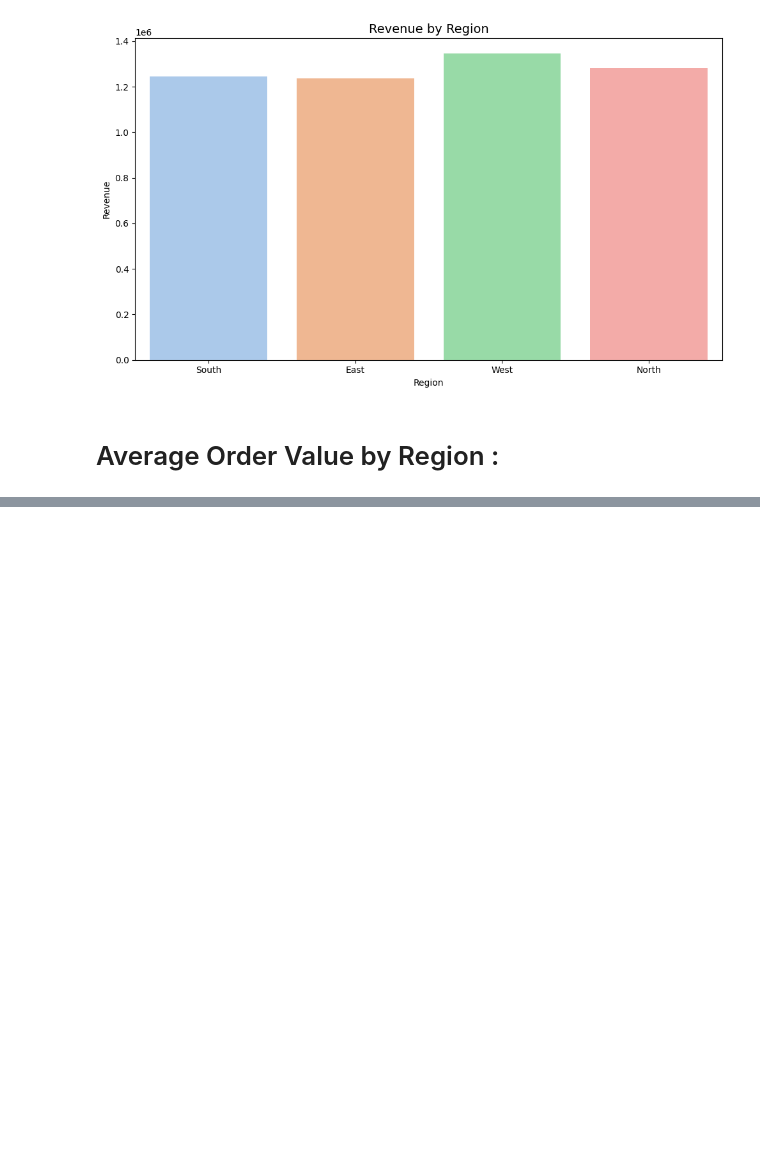
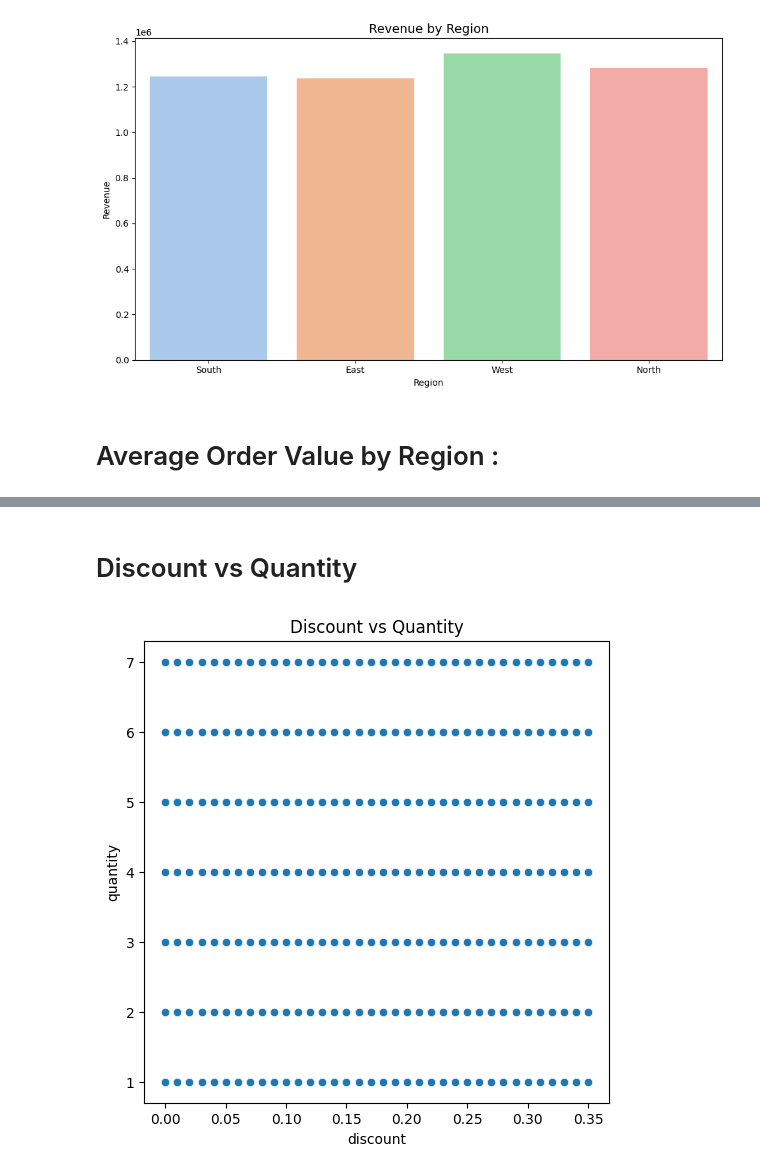
Before and after one commit to naitik-patidar/E-commerce-Sales-Analysis, a Jupyter notebook: notebook/12_visualization_dashboard.ipynb, the cells around one changed output, grey strips where cells are left out. Saved outputs shown, nothing was run; the diff lists cells and outputs as text; code cells hidden in the pictures; blank space fills up the shorter version.

```diff
--- a/notebook/12_visualization_dashboard.ipynb
+++ b/notebook/12_visualization_dashboard.ipynb
@@ -91,0 +161,10 @@ Passing `palette` without assigning `hue` is deprecated and will be removed in v
+# %% [markdown]
+# Discount vs Quantity
+# %%
+
+plt.figure(figsize=(6, 6))
+sns.scatterplot(data=df, x = "discount", y= "quantity")
+plt.title('Discount vs Quantity')
+plt.show()
+# %% [output]
+[figure, added]
```
Also changed, not shown: parts of 11 cells of this notebook.
